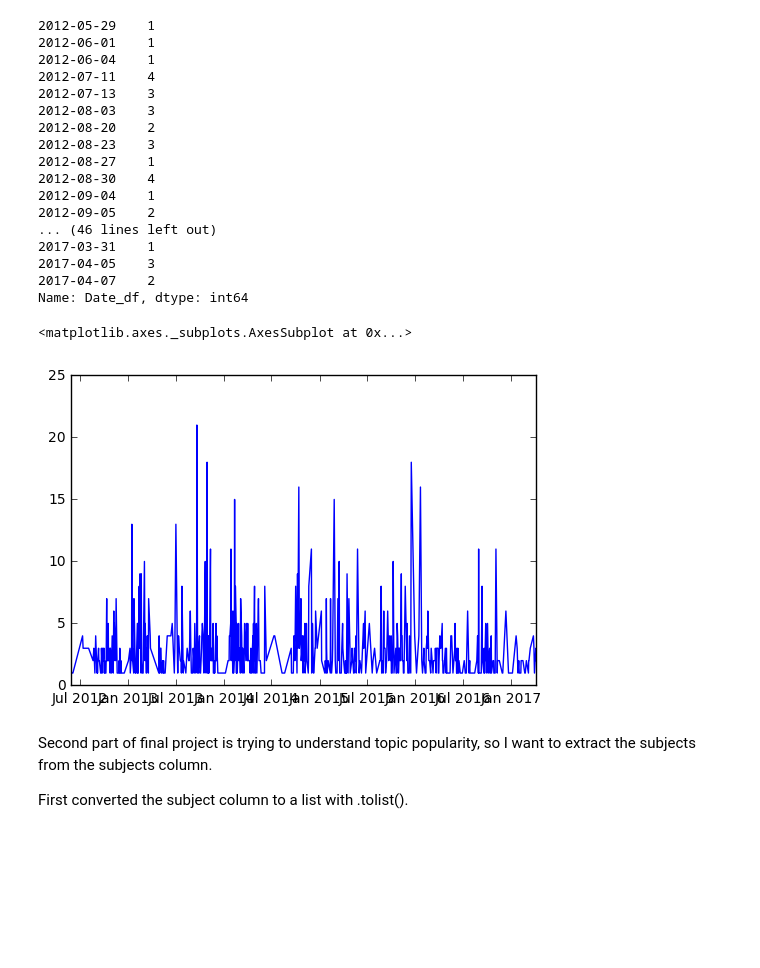
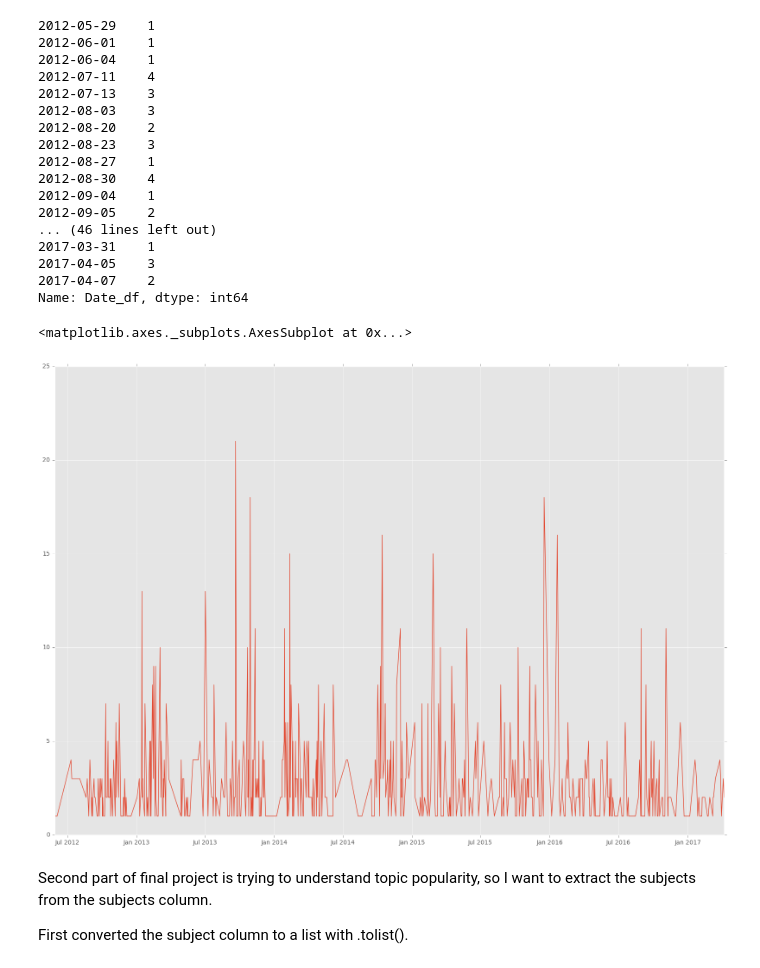
Before and after one commit to ezhang15/lis452, a Jupyter notebook: LIS452 Final Project.ipynb, the cells around one changed output. Saved outputs shown, nothing was run; the diff lists cells and outputs as text; code cells hidden in the pictures; blank space fills up the shorter version.

Commit message:
Add files via upload
Plotted subject popularity graph and did additional data cleaning on the list so that there weren't discrepancies such as "job hunting" vs. " job hunting"

```diff
--- a/LIS452 Final Project.ipynb
+++ b/LIS452 Final Project.ipynb
@@ -1,6 +1,7 @@
 # %%
 %matplotlib inline
 import matplotlib.pyplot as plt
+plt.style.use('ggplot')
 import pandas as pd
 from collections import defaultdict
 koha_initial_file = "koha_initial_data.csv"
@@ -148,11 +149,12 @@ date_df
 2017-04-05    3
 2017-04-07    2
 Name: Date_df, dtype: int64
-# %%
-date_df.plot()
-# %% [output]
-<matplotlib.axes._subplots.AxesSubplot at 0x...>
-[figure, removed]
+# %%
+fig=plt.figure(figsize=(20, 14), dpi= 80)
+date_df.plot()
+# %% [output]
+<matplotlib.axes._subplots.AxesSubplot at 0x...>
+[figure, added]
 # %% [markdown]
 Second part of final project is trying to understand topic popularity, so I want to extract the subjects from the subjects column.
 
```
Also changed, not shown: parts of 15 cells of this notebook.
